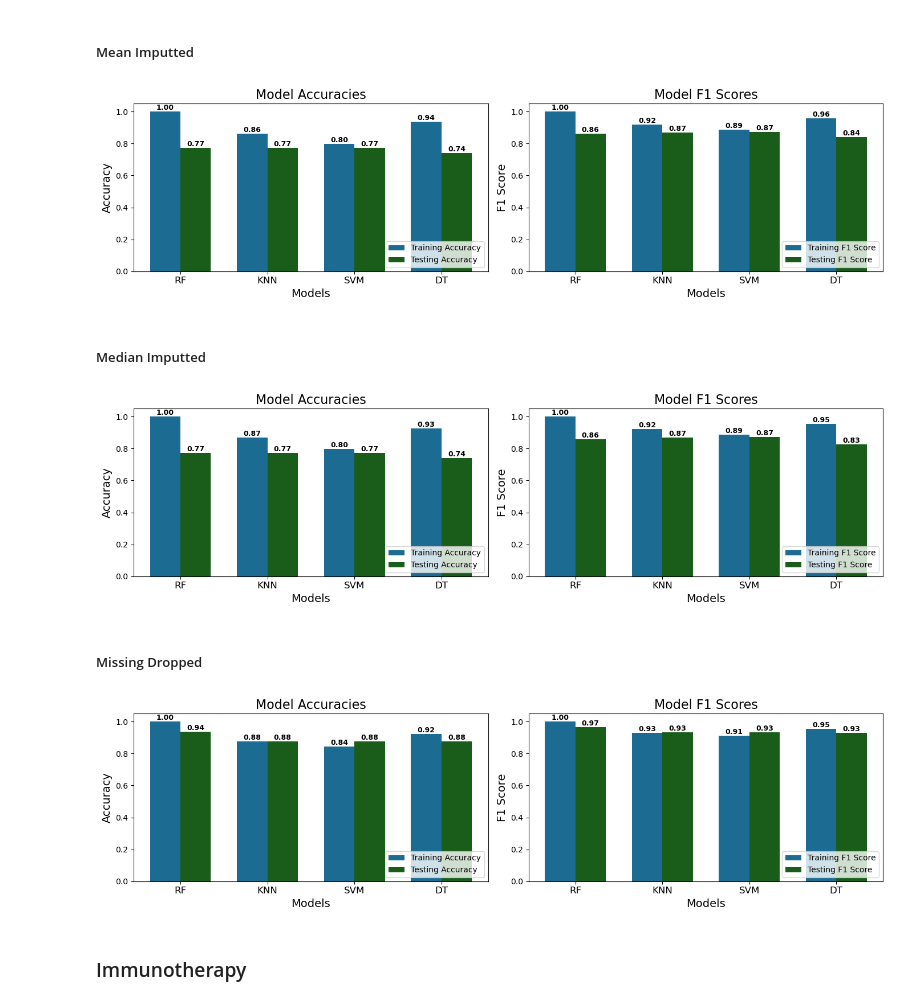
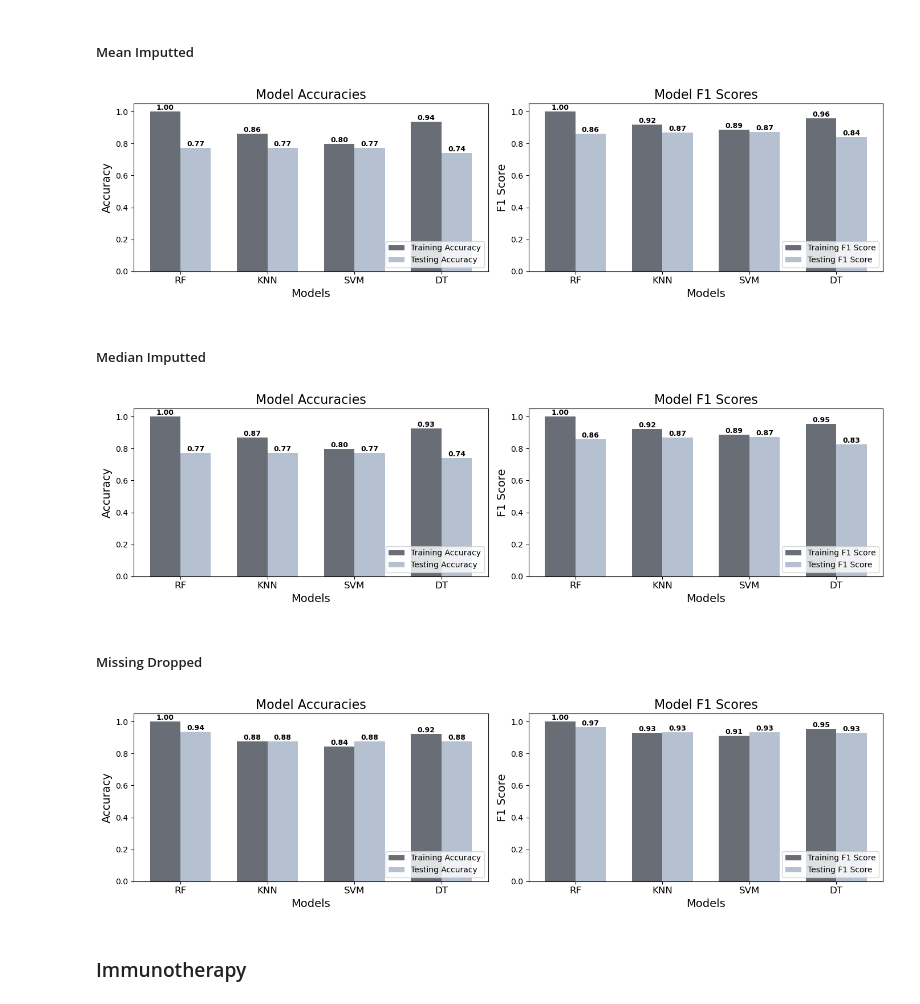
Before and after one commit to mrcljns/Reproducible-Research-Project, a Jupyter notebook: Project Report/RR_Project_Report.ipynb, the cells around one changed output. Drawn from its saved outputs; the diff is of its cells as text; code cells hidden in the pictures.

```diff
--- a/Project Report/RR_Project_Report.ipynb
+++ b/Project Report/RR_Project_Report.ipynb
@@ -509,7 +489,7 @@ x = np.arange(len(hepatitis_mean_imputted_data))
 width = 0.35
 
 # Colors for the bars
-colors = {'TRAIN': '#1B6B93', 'TEST': '#1A5D1A'}
+colors = {'TRAIN': '#686D76', 'TEST': '#B5C0D0'}
 
 # Plotting accuracies
 ax1.bar(x, hepatitis_mean_imputted_data['train_acc'], width, label='Training Accuracy', color=colors['TRAIN'])
@@ -551,7 +531,7 @@ ax2.set_ylim(0.0, 1.05)
 plt.tight_layout()
 plt.show()
 # %% [output]
-[figure, old version]
+[figure, new version]
 # %% [markdown]
 ##### Median Imputted
 # %%
@@ -566,7 +546,7 @@ x = np.arange(len(hepatitis_median_imputted_data))
 width = 0.35
 
 # Colors for the bars
-colors = {'TRAIN': '#1B6B93', 'TEST': '#1A5D1A'}
+colors = {'TRAIN': '#686D76', 'TEST': '#B5C0D0'}
 
 # Plotting accuracies
 ax1.bar(x, hepatitis_median_imputted_data['train_acc'], width, label='Training Accuracy', color=colors['TRAIN'])
@@ -608,7 +588,7 @@ ax2.set_ylim(0.0, 1.05)
 plt.tight_layout()
 plt.show()
 # %% [output]
-[figure, old version]
+[figure, new version]
 # %% [markdown]
 ##### Missing Dropped
 # %%
@@ -623,7 +603,7 @@ x = np.arange(len(hepatitis_missing_dropped_data))
 width = 0.35
 
 # Colors for the bars
-colors = {'TRAIN': '#1B6B93', 'TEST': '#1A5D1A'}
+colors = {'TRAIN': '#686D76', 'TEST': '#B5C0D0'}
 
 # Plotting accuracies
 ax1.bar(x, hepatitis_missing_dropped_data['train_acc'], width, label='Training Accuracy', color=colors['TRAIN'])
@@ -638,34 +618,34 @@ for i, v in enumerate(hepatitis_missing_dropped_data['eval_acc']):
 # Plotting F1 scores
 ax2.bar(x, hepatitis_missing_dropped_data['train_f1'], width, label='Training F1 Score', color=colors['TRAIN'])
 ax2.bar([p + width for p in x], hepatitis_missing_dropped_data['eval_f1'], width, label='Testing F1 Score', color=colors['TEST'])
 
 # Adding labels above bars for F1 scores
 for i, v in enumerate(hepatitis_missing_dropped_data['train_f1']):
     ax2.text(i, v, f"{v:.2f}", ha='center', va='bottom', fontweight='bold', color='black', fontsize=9)
 for i, v in enumerate(hepatitis_missing_dropped_data['eval_f1']):
     ax2.text(i + width, v, f"{v:.2f}", ha='center', va='bottom', fontweight='bold', color='black', fontsize=9)
 
 # Styling and labeling
 ax1.set_xlabel('Models', fontsize=14)
 ax1.set_ylabel('Accuracy', fontsize=14)
 ax1.set_title('Model Accuracies', fontsize=16)
 ax1.set_xticks(x + width / 2)
 ax1.set_xticklabels(hepatitis_missing_dropped_data['model'].str.upper(), fontsize=12)
 ax1.legend(loc='lower right')
 ax1.set_ylim(0.0, 1.05)
 
 ax2.set_xlabel('Models', fontsize=14)
 ax2.set_ylabel('F1 Score', fontsize=14)
 ax2.set_title('Model F1 Scores', fontsize=16)
 ax2.set_xticks(x + width / 2)
 ax2.set_xticklabels(hepatitis_missing_dropped_data['model'].str.upper(), fontsize=12)
 ax2.legend(loc='lower right')
 ax2.set_ylim(0.0, 1.05)
 
 plt.tight_layout()
 plt.show()
 # %% [output]
-[figure, old version]
+[figure, new version]
 # %% [markdown]
 ### Immunotherapy
 # %% [markdown]
```
Also changed, not shown: parts of 18 cells of this notebook.
